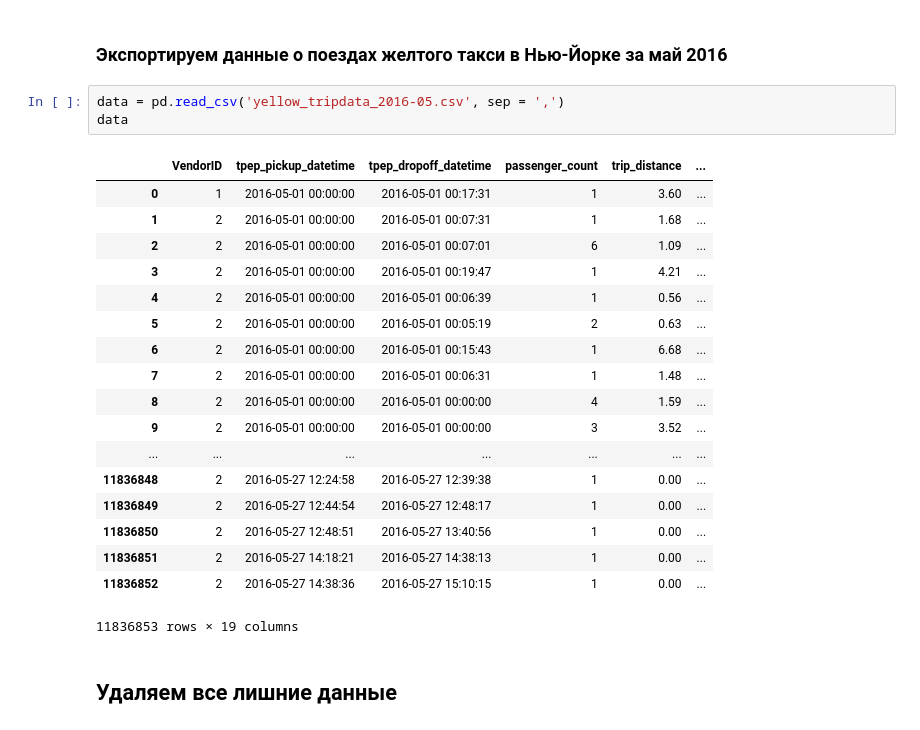
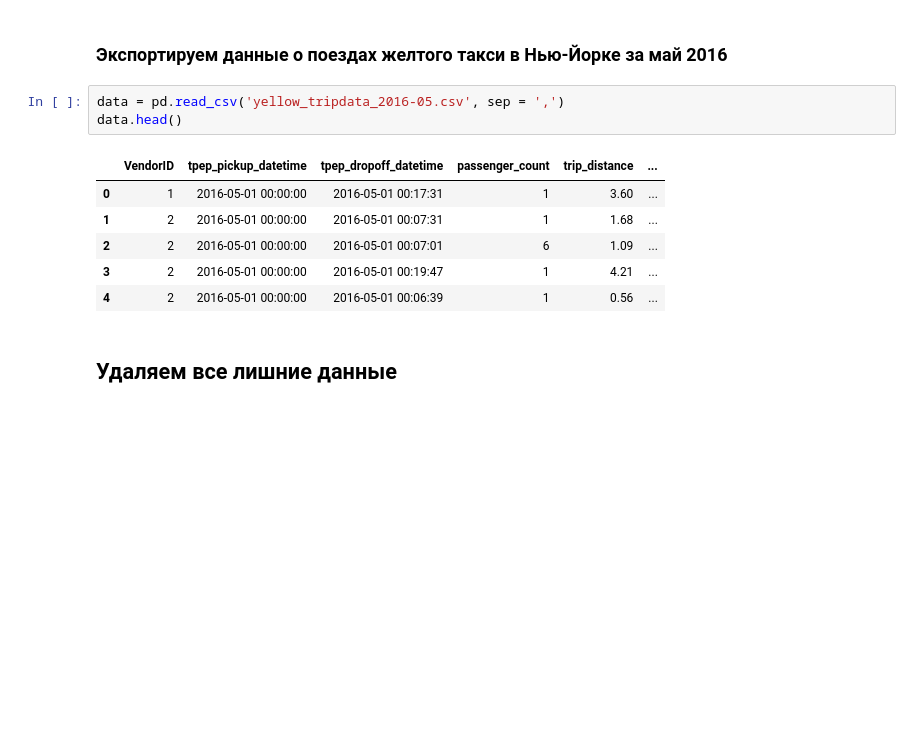
Before and after one commit to adasirotkina/project_taxi, a Jupyter notebook: project_part1.ipynb, the cells around one changed output. Cells and saved outputs as stored; diff of their text form; blank space fills up the shorter version.

```diff
--- a/project_part1.ipynb
+++ b/project_part1.ipynb
@@ -9,26 +9,14 @@ from folium.plugins import FloatImage
 ### Экспортируем данные о поездах желтого такси в Нью-Йорке за май 2016
 # %%
 data = pd.read_csv('yellow_tripdata_2016-05.csv', sep = ',')
-data
+data.head()
 # %% [output]
 |  | VendorID | tpep_pickup_datetime | tpep_dropoff_datetime | passenger_count | trip_distance | ... |
 | 0 | 1 | 2016-05-01 00:00:00 | 2016-05-01 00:17:31 | 1 | 3.60 | ... |
 | 1 | 2 | 2016-05-01 00:00:00 | 2016-05-01 00:07:31 | 1 | 1.68 | ... |
 | 2 | 2 | 2016-05-01 00:00:00 | 2016-05-01 00:07:01 | 6 | 1.09 | ... |
 | 3 | 2 | 2016-05-01 00:00:00 | 2016-05-01 00:19:47 | 1 | 4.21 | ... |
 | 4 | 2 | 2016-05-01 00:00:00 | 2016-05-01 00:06:39 | 1 | 0.56 | ... |
-| 5 | 2 | 2016-05-01 00:00:00 | 2016-05-01 00:05:19 | 2 | 0.63 | ... |
-| 6 | 2 | 2016-05-01 00:00:00 | 2016-05-01 00:15:43 | 1 | 6.68 | ... |
-| 7 | 2 | 2016-05-01 00:00:00 | 2016-05-01 00:06:31 | 1 | 1.48 | ... |
-| 8 | 2 | 2016-05-01 00:00:00 | 2016-05-01 00:00:00 | 4 | 1.59 | ... |
-| 9 | 2 | 2016-05-01 00:00:00 | 2016-05-01 00:00:00 | 3 | 3.52 | ... |
-| ... | ... | ... | ... | ... | ... | ... |
-| 11836848 | 2 | 2016-05-27 12:24:58 | 2016-05-27 12:39:38 | 1 | 0.00 | ... |
-| 11836849 | 2 | 2016-05-27 12:44:54 | 2016-05-27 12:48:17 | 1 | 0.00 | ... |
-| 11836850 | 2 | 2016-05-27 12:48:51 | 2016-05-27 13:40:56 | 1 | 0.00 | ... |
-| 11836851 | 2 | 2016-05-27 14:18:21 | 2016-05-27 14:38:13 | 1 | 0.00 | ... |
-| 11836852 | 2 | 2016-05-27 14:38:36 | 2016-05-27 15:10:15 | 1 | 0.00 | ... |
-11836853 rows × 19 columns
 # %% [markdown]
 ## Удаляем все лишние данные
 # %% [markdown]
```
Also changed, not shown: parts of 5 cells of this notebook.
